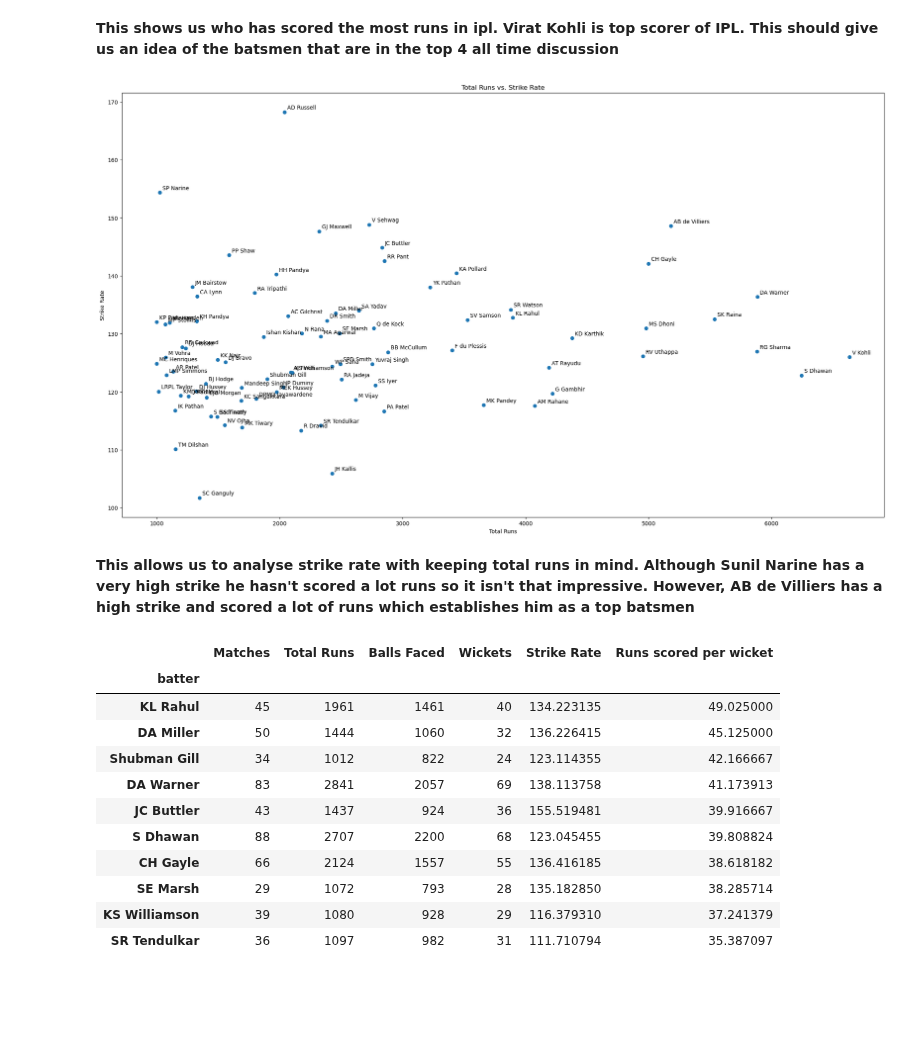
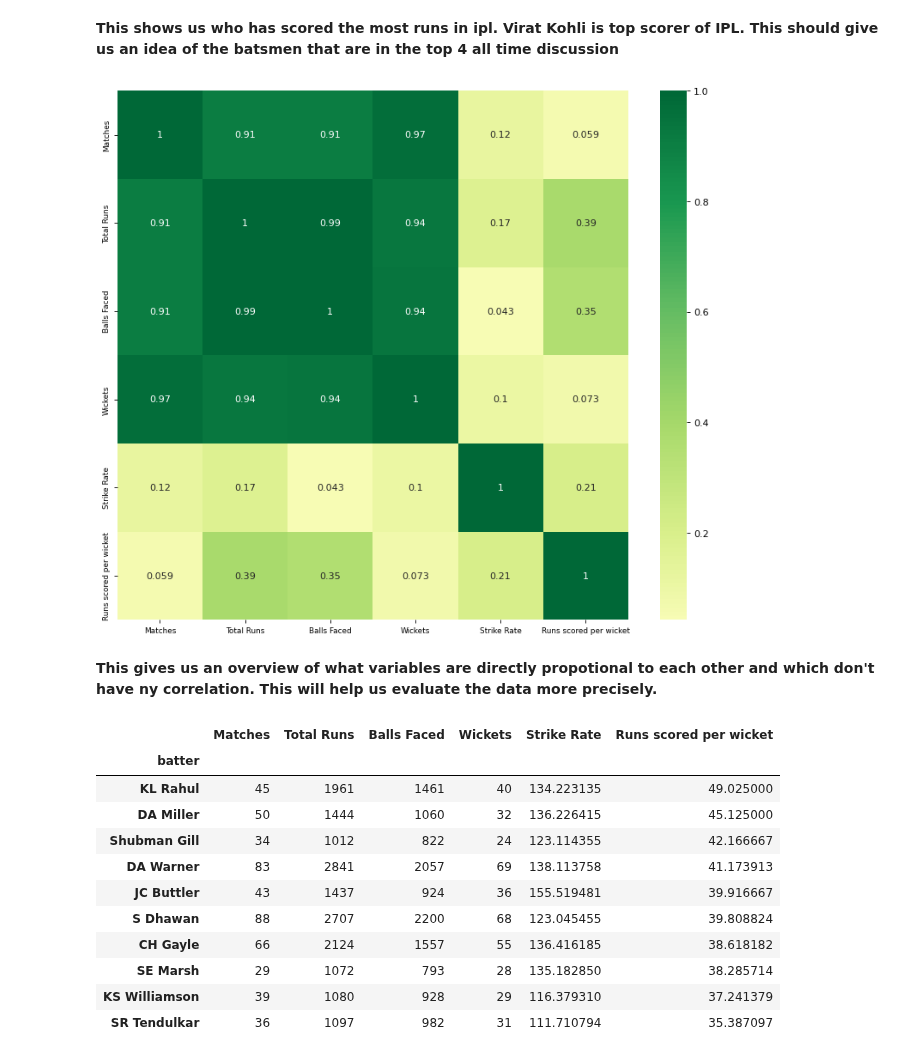
Before and after one commit to ubco-W2022T2-data301/project-group-group60, a Jupyter notebook: analysis/analysis1.ipynb, the cells around one changed output. Cells and saved outputs as stored; diff of their text form; code cells hidden in the pictures; blank space fills up the shorter version.

```diff
--- a/analysis/analysis1.ipynb
+++ b/analysis/analysis1.ipynb
@@ -93,20 +93,18 @@ plt.show()
 [figure]
 # %% [markdown]
 **This shows us who has scored the most runs in ipl. Virat Kohli is top scorer of IPL. This should give us an idea of the batsmen that are in the top 4 all time discussion**
-# %%
-fig, ax = plt.subplots(figsize=(25, 14))
-ax.scatter(batsman_stats['Total Runs'], batsman_stats['Strike Rate'])
-
-for i, txt in enumerate(batsman_stats.index):
-   ax.annotate(txt, (batsman_stats['Total Runs'].iloc[i], batsman_stats['Strike Rate'].iloc[i]), xytext=(5, 5), textcoords='offset points')
-ax.set_xlabel('Total Runs')
-ax.set_ylabel('Strike Rate')
-ax.set_title('Total Runs vs. Strike Rate')
-plt.show()
-# %% [output]
-[figure, removed]
-# %% [markdown]
-**This allows us to analyse strike rate with keeping total runs in mind. Although Sunil Narine has a very high strike he hasn't scored a lot runs so it isn't that impressive. However, AB de Villiers has a high strike and scored a lot of runs which establishes him as a top batsmen**
+# %%
+import seaborn as sns
+plt.figure(figsize=(12,10), dpi= 80)
+sns.heatmap(batsman_stats.corr(), xticklabels=batsman_stats.corr().columns, yticklabels=batsman_stats.corr().columns, cmap='RdYlGn', center=0, annot=True)
+
+plt.xticks(fontsize=8)
+plt.yticks(fontsize=8)
+plt.show()
+# %% [output]
+[figure, added]
+# %% [markdown]
+**This gives us an overview of what variables are directly propotional to each other and which don't have ny correlation. This will help us evaluate the data more precisely.**
 # %%
 df2 = ball_by_ball[ball_by_ball['innings'] >1]
 batsman_group1 = df2.groupby('batter')
```
Also changed, not shown: parts of 23 cells of this notebook.
